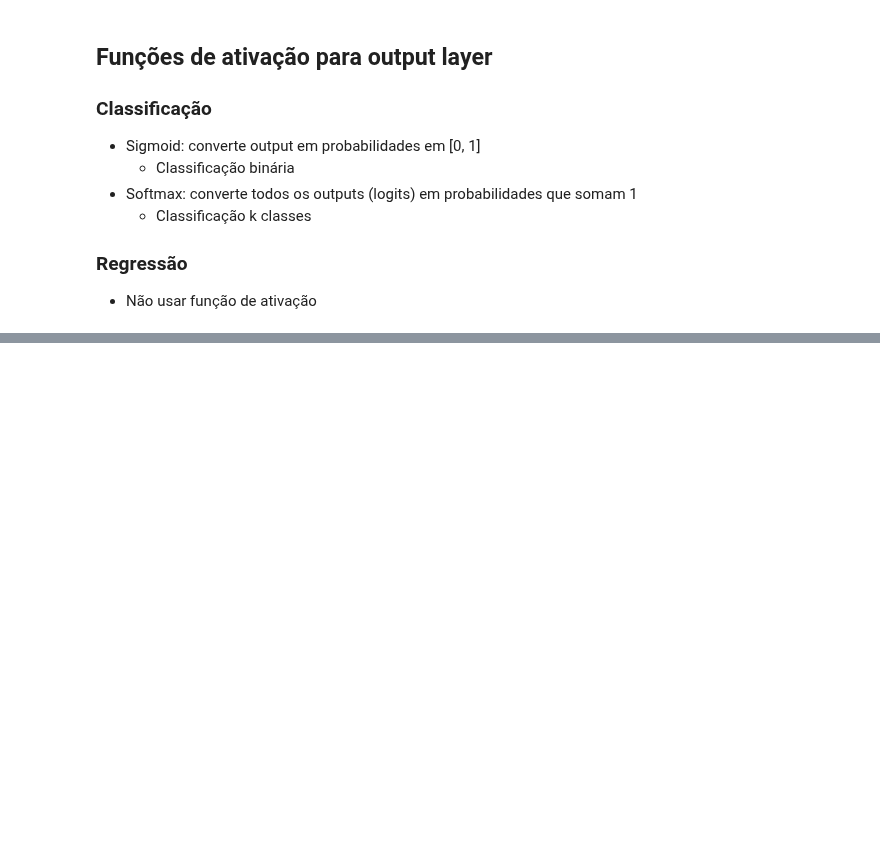
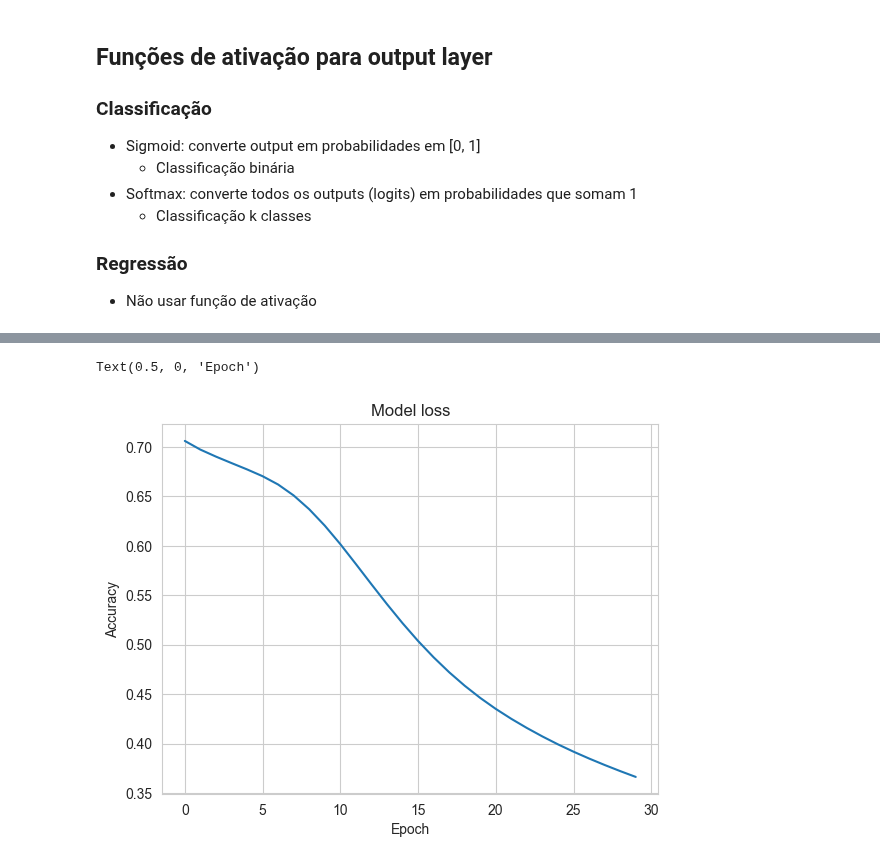
Before and after one commit to preis/anadi_2024, a Jupyter notebook: notebooks/Parte 2/TP7_20240516.ipynb, the cells around one changed output, grey strips where cells are left out. Saved outputs shown, nothing was run; the diff lists cells and outputs as text; code cells hidden in the pictures; blank space fills up the shorter version.

```diff
--- a/notebooks/Parte 2/TP7_20240516.ipynb
+++ b/notebooks/Parte 2/TP7_20240516.ipynb
@@ -76,7 +76,7 @@ tf.random.set_seed(3)
 model = keras.Sequential([
     tf.keras.Input(shape=(30,)),
     keras.layers.Dense(1, activation="relu"),
-    keras.layers.Dense(1, activation="sigmoid"),
+    keras.layers.Dense(2, activation="sigmoid"),
 ])
 # %% [markdown]
 ## Funções de ativação para output layer
@@ -121,3 +133,8 @@ Detected at node compile_loss/sparse_categorical_crossentropy/SparseSoftmaxCross
 # %%
-plt.plot(history.history['accuracy'])
-plt.title("Model Accuracy")
+plt.plot(history.history['loss'])
+plt.title("Model loss")
+plt.ylabel("Accuracy")
+plt.xlabel("Epoch")
+# %% [output]
+Text(0.5, 0, 'Epoch')
+[figure, added]
```
Also changed, not shown: parts of 3 cells of this notebook, 1 other file.
